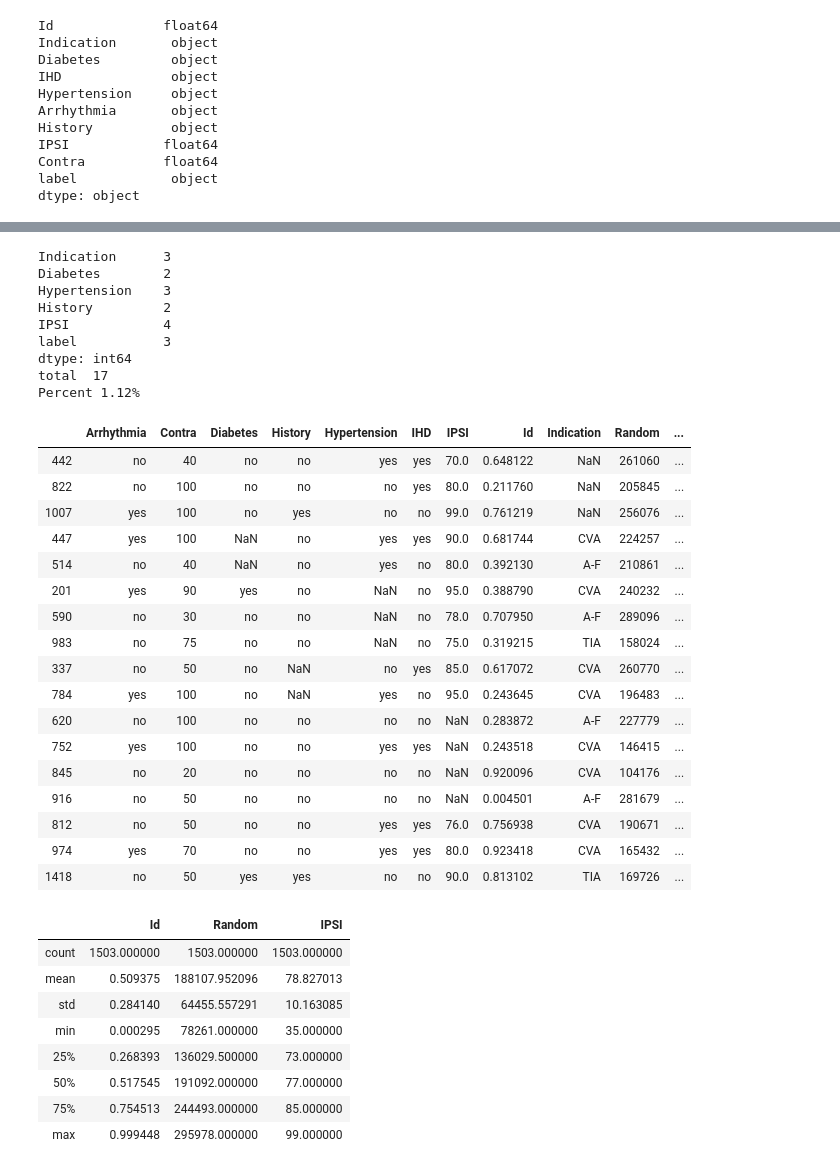
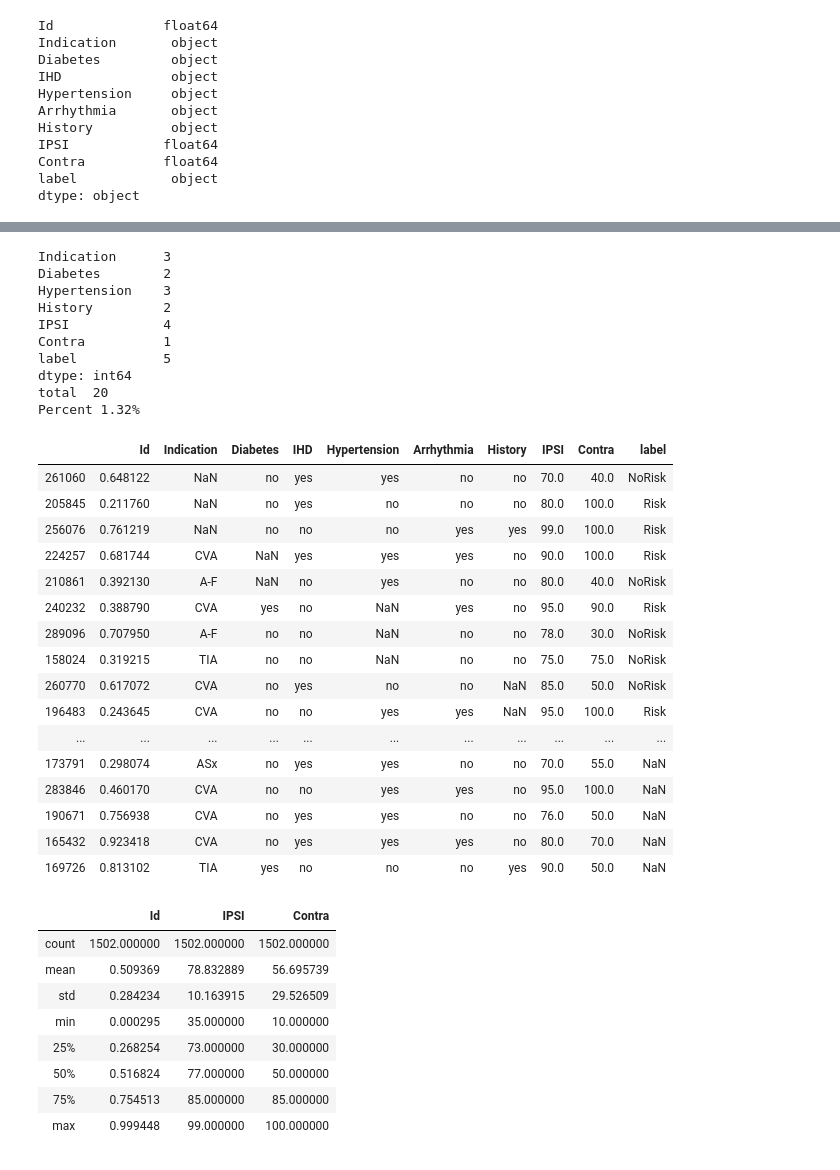
Before and after one commit to AntonyLeons/Data-Mining-ACW, a Jupyter notebook: Legacy_Data.ipynb, the cells around one changed output, grey strips where cells are left out. Drawn from its saved outputs; the diff is of its cells as text; code cells hidden in the pictures.

```diff
--- a/Legacy_Data.ipynb
+++ b/Legacy_Data.ipynb
@@ -107,7 +107,7 @@ IPSI 29
 Contra 41
 label 3
 # %%
-data_copy.set_index('Random',inplace=True) # setting unique index as random is unique
+data_copy.set_index('Random',inplace=True,drop =True,verify_integrity=True) # setting unique index as random is unique
 # %%
 data_copy['Contra'] = pd.to_numeric(data_copy['Contra'],errors='coerce') # convert conta to numberic values replacing invalid with NaNs
 data_copy.dtypes # conta now numeric
@@ -147,0 +130,2 @@ Name: Diabetes, Length: 1520, dtype: bool
+# %%
+data_copy = data_copy.replace('Unknown',np.nan)
@@ -147,0 +136,2 @@ Name: Diabetes, Length: 1520, dtype: bool
+# %%
+data_copy = data_copy.replace('Asx','ASx')
@@ -154,41 +154,41 @@ total = null_column_count.sum()
 print(null_column_count)
 print(f"total  {total}") # total records containing null values
 percent = (total/len(data_copy.index))*100
-print(f"Percent {percent:.3}%") #  17 records cointain null, this makes up only 1.12% of the data
+print(f"Percent {percent:.3}%") #  20 records cointain null, this makes up only 1.32% of the data
 # %% [output]
 Indication      3
 Diabetes        2
 Hypertension    3
 History         2
 IPSI            4
-label           3
+Contra          1
+label           5
 dtype: int64
-total  17
-Percent 1.12%
+total  20
+Percent 1.32%
 # %%
-null_records = pd.DataFrame(columns=data.columns)
+null_records = pd.DataFrame(columns=data_copy.columns)
 for headings in null_columns:
     null_records = null_records.append(data_copy[data_copy[headings].isnull()]) #append all records with null values to dataframe
 null_records
 # %% [output]
-|  | Arrhythmia | Contra | Diabetes | History | Hypertension | IHD | IPSI | Id | Indication | Random | ... |
-| 442 | no | 40 | no | no | yes | yes | 70.0 | 0.648122 | NaN | 261060 | ... |
-| 822 | no | 100 | no | no | no | yes | 80.0 | 0.211760 | NaN | 205845 | ... |
-| 1007 | yes | 100 | no | yes | no | no | 99.0 | 0.761219 | NaN | 256076 | ... |
-| 447 | yes | 100 | NaN | no | yes | yes | 90.0 | 0.681744 | CVA | 224257 | ... |
-| 514 | no | 40 | NaN | no | yes | no | 80.0 | 0.392130 | A-F | 210861 | ... |
-| 201 | yes | 90 | yes | no | NaN | no | 95.0 | 0.388790 | CVA | 240232 | ... |
-| 590 | no | 30 | no | no | NaN | no | 78.0 | 0.707950 | A-F | 289096 | ... |
-| 983 | no | 75 | no | no | NaN | no | 75.0 | 0.319215 | TIA | 158024 | ... |
-| 337 | no | 50 | no | NaN | no | yes | 85.0 | 0.617072 | CVA | 260770 | ... |
-| 784 | yes | 100 | no | NaN | yes | no | 95.0 | 0.243645 | CVA | 196483 | ... |
-| 620 | no | 100 | no | no | no | no | NaN | 0.283872 | A-F | 227779 | ... |
-| 752 | yes | 100 | no | no | yes | yes | NaN | 0.243518 | CVA | 146415 | ... |
-| 845 | no | 20 | no | no | no | no | NaN | 0.920096 | CVA | 104176 | ... |
-| 916 | no | 50 | no | no | no | no | NaN | 0.004501 | A-F | 281679 | ... |
-| 812 | no | 50 | no | no | yes | yes | 76.0 | 0.756938 | CVA | 190671 | ... |
-| 974 | yes | 70 | no | no | yes | yes | 80.0 | 0.923418 | CVA | 165432 | ... |
-| 1418 | no | 50 | yes | yes | no | no | 90.0 | 0.813102 | TIA | 169726 | ... |
+|  | Id | Indication | Diabetes | IHD | Hypertension | Arrhythmia | History | IPSI | Contra | label |
+| 261060 | 0.648122 | NaN | no | yes | yes | no | no | 70.0 | 40.0 | NoRisk |
+| 205845 | 0.211760 | NaN | no | yes | no | no | no | 80.0 | 100.0 | Risk |
+| 256076 | 0.761219 | NaN | no | no | no | yes | yes | 99.0 | 100.0 | Risk |
+| 224257 | 0.681744 | CVA | NaN | yes | yes | yes | no | 90.0 | 100.0 | Risk |
+| 210861 | 0.392130 | A-F | NaN | no | yes | no | no | 80.0 | 40.0 | NoRisk |
+| 240232 | 0.388790 | CVA | yes | no | NaN | yes | no | 95.0 | 90.0 | Risk |
+| 289096 | 0.707950 | A-F | no | no | NaN | no | no | 78.0 | 30.0 | NoRisk |
+| 158024 | 0.319215 | TIA | no | no | NaN | no | no | 75.0 | 75.0 | NoRisk |
+| 260770 | 0.617072 | CVA | no | yes | no | no | NaN | 85.0 | 50.0 | NoRisk |
+| 196483 | 0.243645 | CVA | no | no | yes | yes | NaN | 95.0 | 100.0 | Risk |
+| ... | ... | ... | ... | ... | ... | ... | ... | ... | ... | ... |
+| 173791 | 0.298074 | ASx | no | yes | yes | no | no | 70.0 | 55.0 | NaN |
+| 283846 | 0.460170 | CVA | no | no | yes | yes | no | 95.0 | 100.0 | NaN |
+| 190671 | 0.756938 | CVA | no | yes | yes | no | no | 76.0 | 50.0 | NaN |
+| 165432 | 0.923418 | CVA | no | yes | yes | yes | no | 80.0 | 70.0 | NaN |
+| 169726 | 0.813102 | TIA | yes | no | no | no | yes | 90.0 | 50.0 | NaN |
 # %%
 # all records with null values
 # %%
@@ -196,14 +196,14 @@ data_copy.dropna(inplace=True) # drop na and nan records
 # %%
 data_copy.describe() # check 17 records removed
 # %% [output]
-|  | Id | Random | IPSI |
-| count | 1503.000000 | 1503.000000 | 1503.000000 |
-| mean | 0.509375 | 188107.952096 | 78.827013 |
-| std | 0.284140 | 64455.557291 | 10.163085 |
-| min | 0.000295 | 78261.000000 | 35.000000 |
-| 25% | 0.268393 | 136029.500000 | 73.000000 |
-| 50% | 0.517545 | 191092.000000 | 77.000000 |
-| 75% | 0.754513 | 244493.000000 | 85.000000 |
-| max | 0.999448 | 295978.000000 | 99.000000 |
+|  | Id | IPSI | Contra |
+| count | 1502.000000 | 1502.000000 | 1502.000000 |
+| mean | 0.509369 | 78.832889 | 56.695739 |
+| std | 0.284234 | 10.163915 | 29.526509 |
+| min | 0.000295 | 35.000000 | 10.000000 |
+| 25% | 0.268254 | 73.000000 | 30.000000 |
+| 50% | 0.516824 | 77.000000 | 50.000000 |
+| 75% | 0.754513 | 85.000000 | 85.000000 |
+| max | 0.999448 | 99.000000 | 100.000000 |
 # %%
 # pd.to_numeric(data_copy['IPSI'],downcast='integer',errors='coerce')
```
Also changed, not shown: parts of 9 cells of this notebook.
